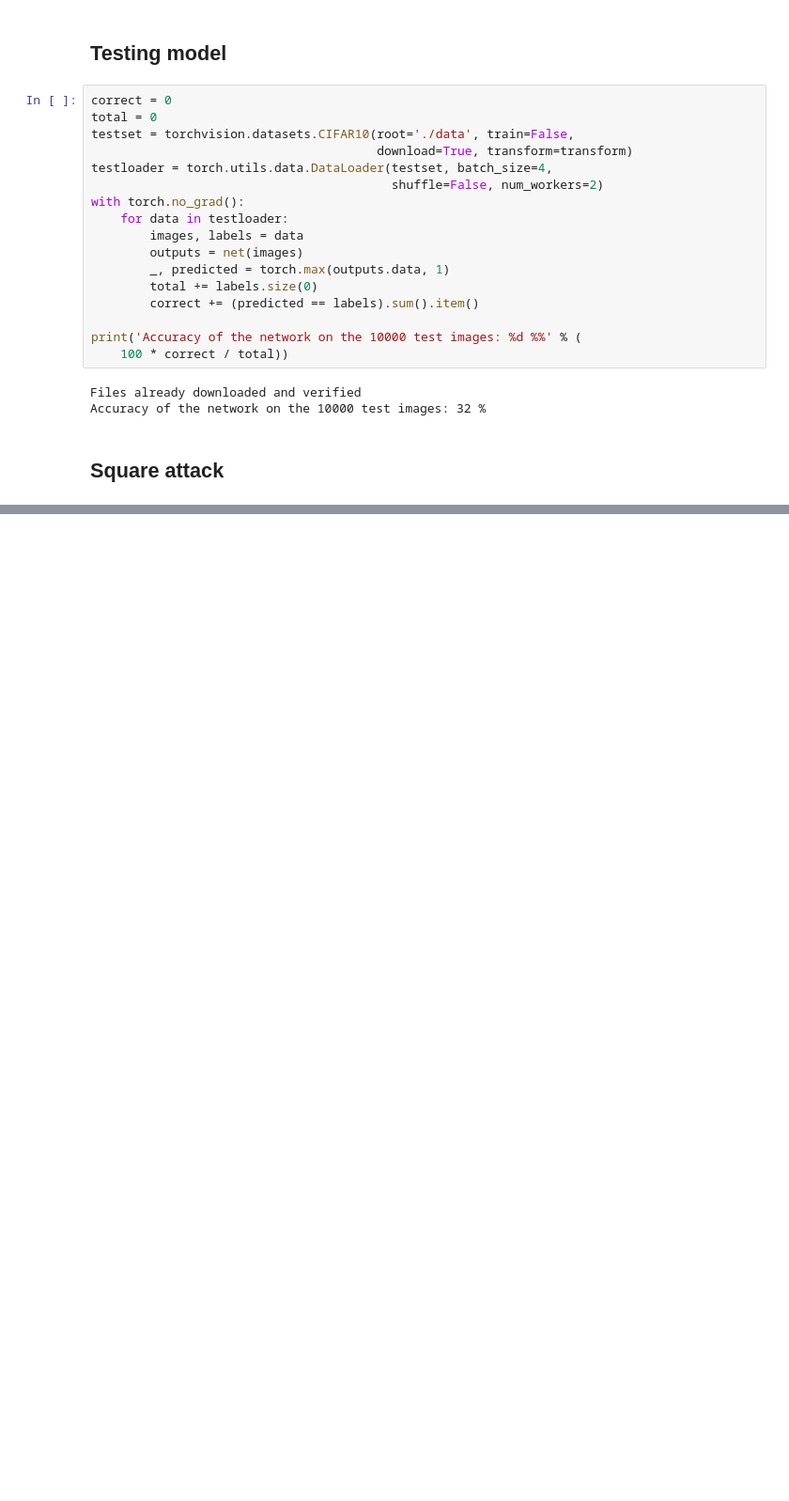
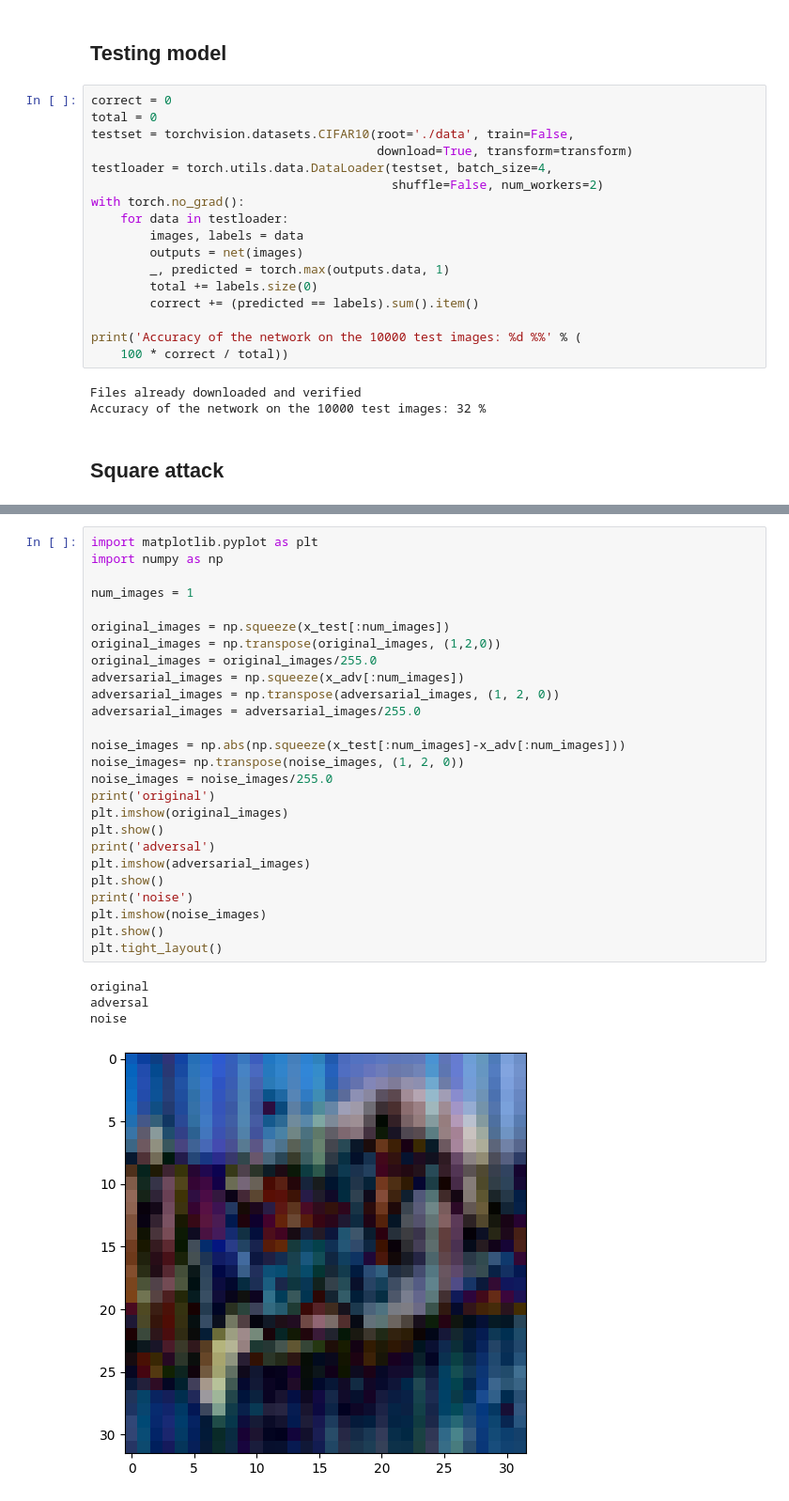
Before and after one commit to cumisar/ISPRAS, a Jupyter notebook: convolutional_model.ipynb, the cells around one changed output, grey strips where cells are left out. Shown at 94% size. Cells and saved outputs as stored; diff of their text form; blank space fills up the shorter version.

Commit message:
Added visualisation of the attack

```diff
--- a/convolutional_model.ipynb
+++ b/convolutional_model.ipynb
@@ -230,2 +227,33 @@ n_queries, x_adv = square_attack_linf(net, x_test, y_target_onehot, corr_classif
+# %%
+import matplotlib.pyplot as plt
+import numpy as np
+
+num_images = 1
+
+original_images = np.squeeze(x_test[:num_images])
+original_images = np.transpose(original_images, (1,2,0))
+original_images = original_images/255.0
+adversarial_images = np.squeeze(x_adv[:num_images])
+adversarial_images = np.transpose(adversarial_images, (1, 2, 0))
+adversarial_images = adversarial_images/255.0
+
+noise_images = np.abs(np.squeeze(x_test[:num_images]-x_adv[:num_images]))
+noise_images= np.transpose(noise_images, (1, 2, 0))
+noise_images = noise_images/255.0
+print('original')
+plt.imshow(original_images)
+plt.show()
+print('adversal')
+plt.imshow(adversarial_images)
+plt.show()
+print('noise')
+plt.imshow(noise_images)
+plt.show()
+plt.tight_layout()
+# %% [output]
+original
+adversal
+noise
+[figure, added]
 # %%
 print("DRRRRRRRRRR SKIBIDIDOP DOP DOP DOP YES YES YES YES SKIB SKIIBIDIDI SKBIDIDODOUBLEDOUBLE YES YES YES YES")
```
Also changed, not shown: parts of 4 cells of this notebook.
